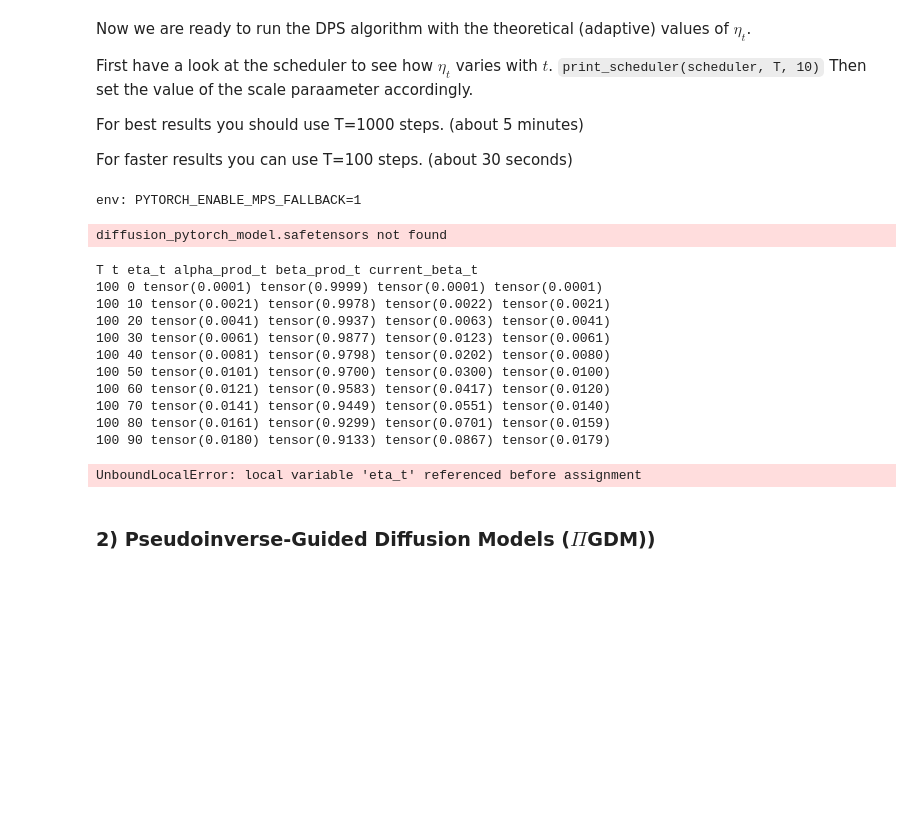
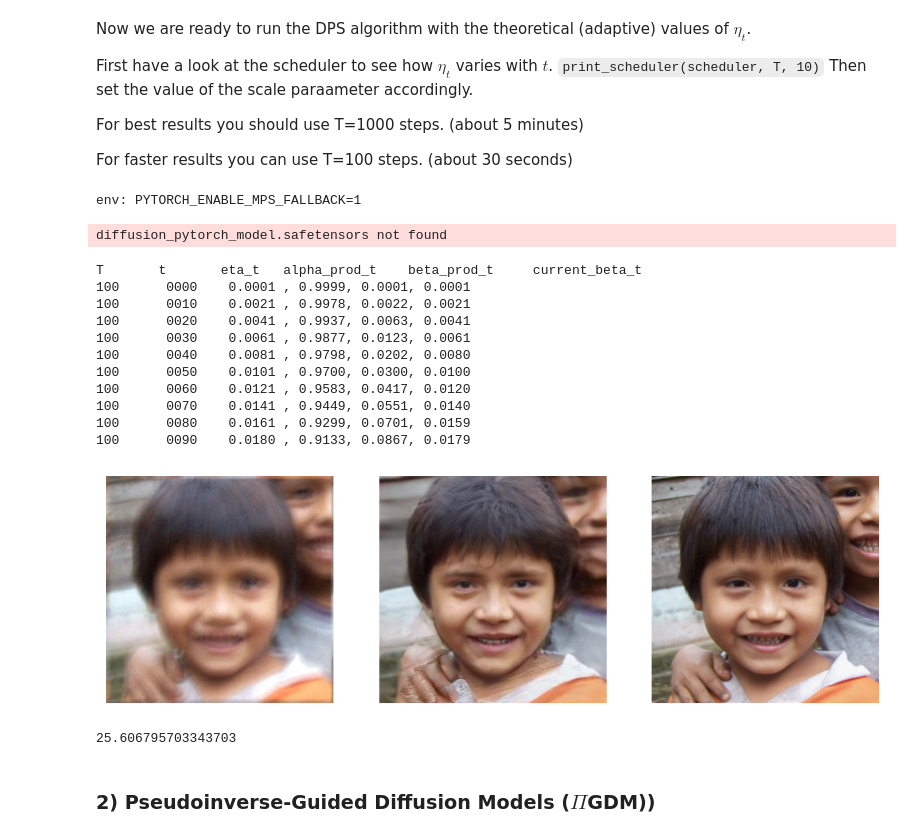
Before and after one commit to balthazarneveu/MVA24-delire, a Jupyter notebook: TP_3/TP-DM.ipynb, the cells around one changed output. Saved outputs shown, nothing was run; the diff lists cells and outputs as text; code cells hidden in the pictures; blank space fills up the shorter version.

```diff
--- a/TP_3/TP-DM.ipynb
+++ b/TP_3/TP-DM.ipynb
@@ -640,48 +635,49 @@ ddpm = DDPMPipeline.from_pretrained(model_name).to(device)
 scheduler = ddpm.scheduler
 model = ddpm.unet
 
-T = 100
+T = 1000
 scheduler.set_timesteps(T)
 print_scheduler(scheduler, T, 10)
 
 
 
 # Degraded image y = A x + noise
 y = sample['L'].to(device)
 # DPS sampling
 res = dps_sampling(model, scheduler, y, forward_model, 1, scale=100, scale_guidance=1)
 # Ground truth image x
 x = sample['H'].to(device)
 
 plt.figure(figsize=(10, 10/3))
 plt.subplot(131)
 plt.imshow(util.tensor2uint(y))
 plt.axis('off')
 plt.subplot(132)
 plt.imshow(util.tensor2uint(res))
 plt.axis('off')
 plt.subplot(133)
 plt.imshow(util.tensor2uint(x))
 plt.axis('off')
 plt.show()
 
 import utils.utils_image as image_utils
 image_utils.calculate_psnr(util.tensor2uint(res), util.tensor2uint(sample['H']))
 # %% [output]
 env: PYTORCH_ENABLE_MPS_FALLBACK=1
 diffusion_pytorch_model.safetensors not found
-T t eta_t alpha_prod_t beta_prod_t current_beta_t
-100 0 tensor(0.0001) tensor(0.9999) tensor(0.0001) tensor(0.0001)
-100 10 tensor(0.0021) tensor(0.9978) tensor(0.0022) tensor(0.0021)
-100 20 tensor(0.0041) tensor(0.9937) tensor(0.0063) tensor(0.0041)
-100 30 tensor(0.0061) tensor(0.9877) tensor(0.0123) tensor(0.0061)
-100 40 tensor(0.0081) tensor(0.9798) tensor(0.0202) tensor(0.0080)
-100 50 tensor(0.0101) tensor(0.9700) tensor(0.0300) tensor(0.0100)
-100 60 tensor(0.0121) tensor(0.9583) tensor(0.0417) tensor(0.0120)
-100 70 tensor(0.0141) tensor(0.9449) tensor(0.0551) tensor(0.0140)
-100 80 tensor(0.0161) tensor(0.9299) tensor(0.0701) tensor(0.0159)
-100 90 tensor(0.0180) tensor(0.9133) tensor(0.0867) tensor(0.0179)
+T       t       eta_t   alpha_prod_t    beta_prod_t     current_beta_t
+100      0000    0.0001 , 0.9999, 0.0001, 0.0001
+100      0010    0.0021 , 0.9978, 0.0022, 0.0021
+100      0020    0.0041 , 0.9937, 0.0063, 0.0041
+100      0030    0.0061 , 0.9877, 0.0123, 0.0061
+100      0040    0.0081 , 0.9798, 0.0202, 0.0080
+100      0050    0.0101 , 0.9700, 0.0300, 0.0100
+100      0060    0.0121 , 0.9583, 0.0417, 0.0120
+100      0070    0.0141 , 0.9449, 0.0551, 0.0140
+100      0080    0.0161 , 0.9299, 0.0701, 0.0159
+100      0090    0.0180 , 0.9133, 0.0867, 0.0179
+[figure, added]
-UnboundLocalError: local variable 'eta_t' referenced before assignment
+25.606795703343703
 # %% [markdown]
 ### 2)  Pseudoinverse-Guided Diffusion Models ($\Pi$GDM))<a class="anchor" id="section_3_2"></a>
 # %% [markdown]
```
Also changed, not shown: parts of 13 cells of this notebook, 8 other files.
